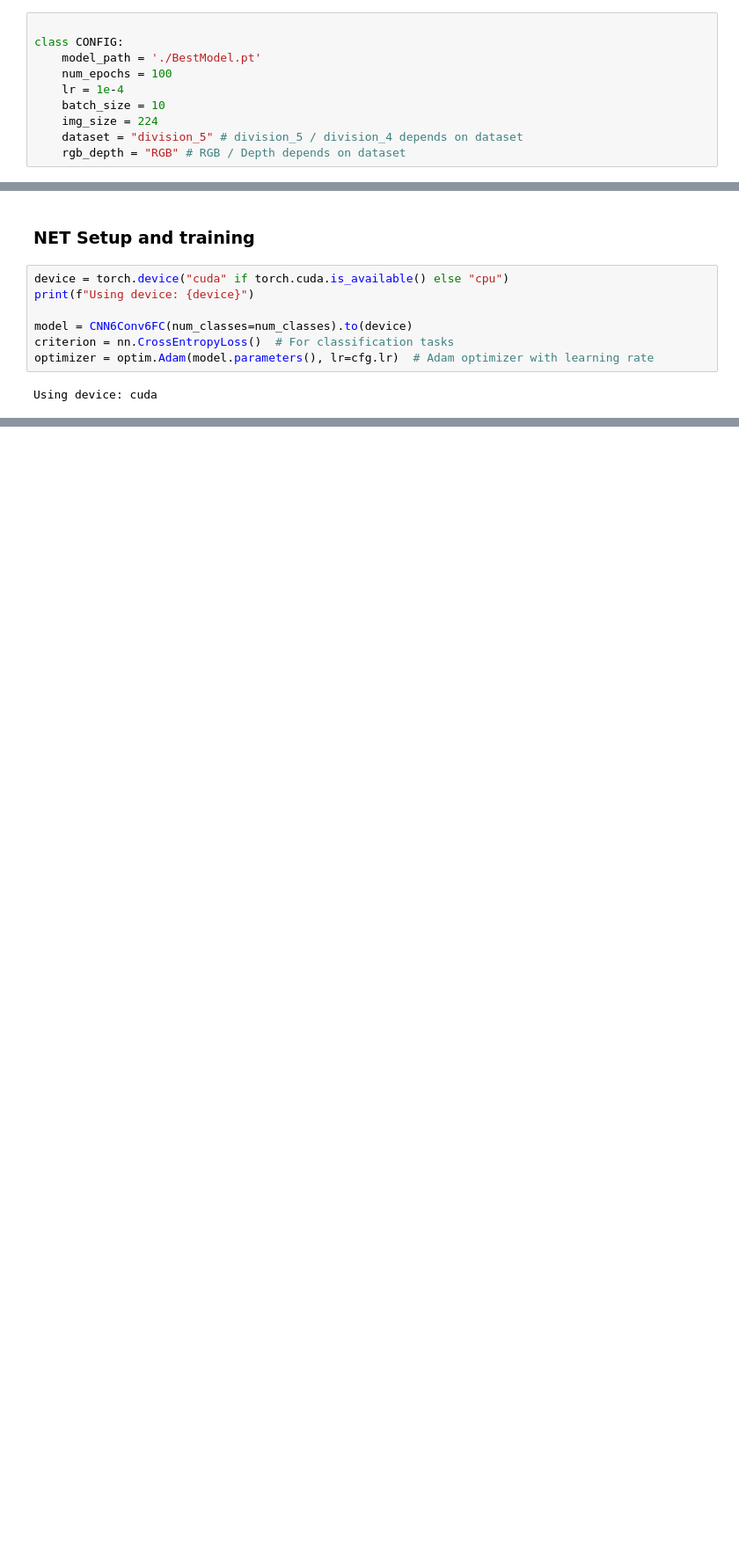
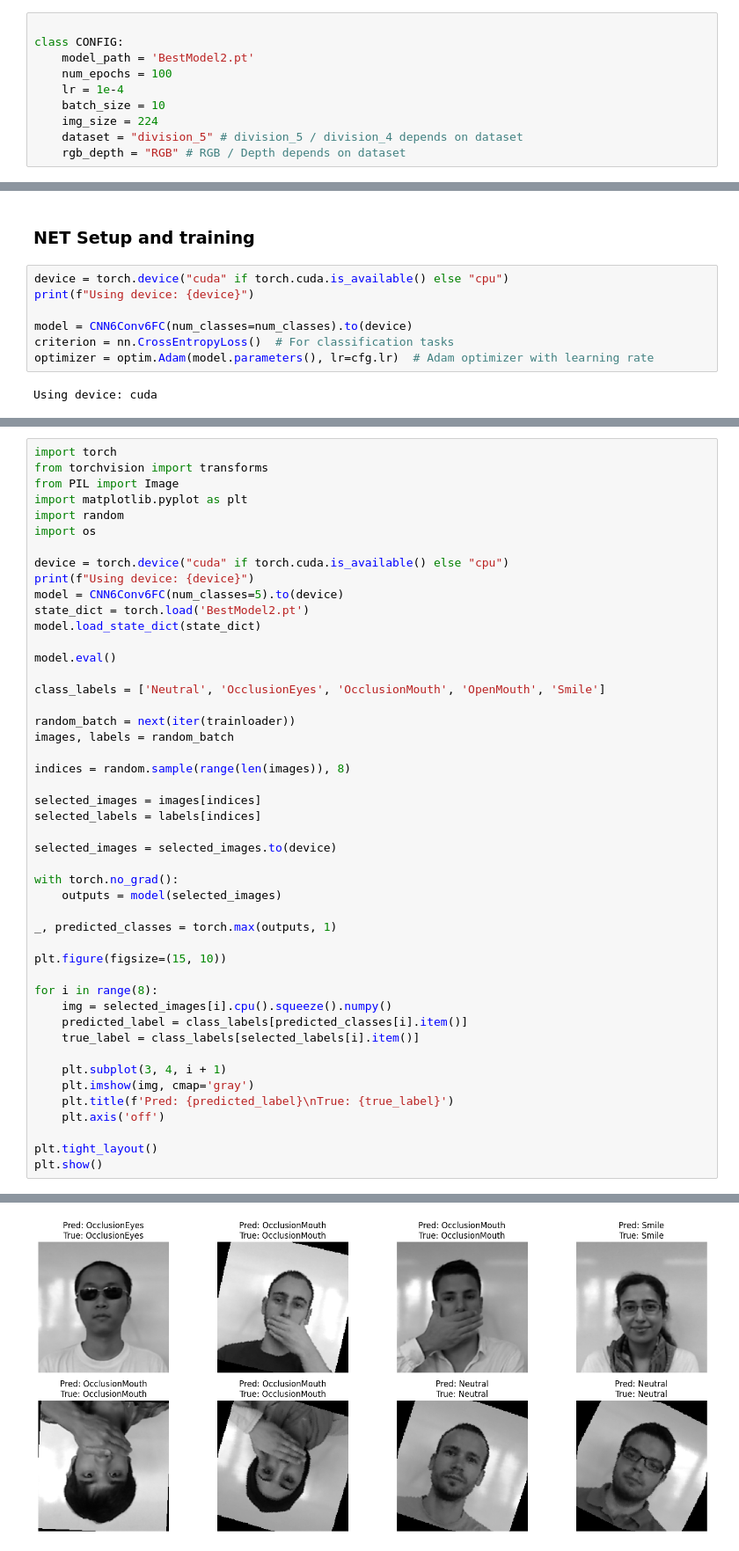
Before and after one commit to DaverSVK/HNS_Gestures_Zadanie2, a Jupyter notebook: ExpresionRek.ipynb, the cells around one changed output, grey strips where cells are left out. Shown at 88% size. Saved outputs shown, nothing was run; the diff lists cells and outputs as text; blank space fills up the shorter version.

```diff
--- a/ExpresionRek.ipynb
+++ b/ExpresionRek.ipynb
@@ -22,7 +22,7 @@ import matplotlib.pyplot as plt
 # %%
 
 class CONFIG:
-    model_path = './BestModel.pt'
+    model_path = 'BestModel2.pt'
     num_epochs = 100
     lr = 1e-4
     batch_size = 10
@@ -387,0 +339,48 @@ Error:
+# %%
+import torch
+from torchvision import transforms
+from PIL import Image
+import matplotlib.pyplot as plt
+import random
+import os
+
+device = torch.device("cuda" if torch.cuda.is_available() else "cpu")
+print(f"Using device: {device}")
+model = CNN6Conv6FC(num_classes=5).to(device)
+state_dict = torch.load('BestModel2.pt')
+model.load_state_dict(state_dict)
+
+model.eval()
+
+class_labels = ['Neutral', 'OcclusionEyes', 'OcclusionMouth', 'OpenMouth', 'Smile']
+
+random_batch = next(iter(trainloader))
+images, labels = random_batch
+
+indices = random.sample(range(len(images)), 8)
+
+selected_images = images[indices]
+selected_labels = labels[indices]
+
+selected_images = selected_images.to(device)
+
+with torch.no_grad():
+    outputs = model(selected_images)
+
+_, predicted_classes = torch.max(outputs, 1)
+
+plt.figure(figsize=(15, 10))
+
+for i in range(8):
+    img = selected_images[i].cpu().squeeze().numpy()
+    predicted_label = class_labels[predicted_classes[i].item()]
+    true_label = class_labels[selected_labels[i].item()]
+
+    plt.subplot(3, 4, i + 1)
+    plt.imshow(img, cmap='gray')
+    plt.title(f'Pred: {predicted_label}\nTrue: {true_label}')
+    plt.axis('off')
+
+plt.tight_layout()
+plt.show()
+# %% [output]
@@ -387,0 +388 @@ Error:
+[figure, added]
```
Also changed, not shown: parts of 6 cells of this notebook, 4 other files.
